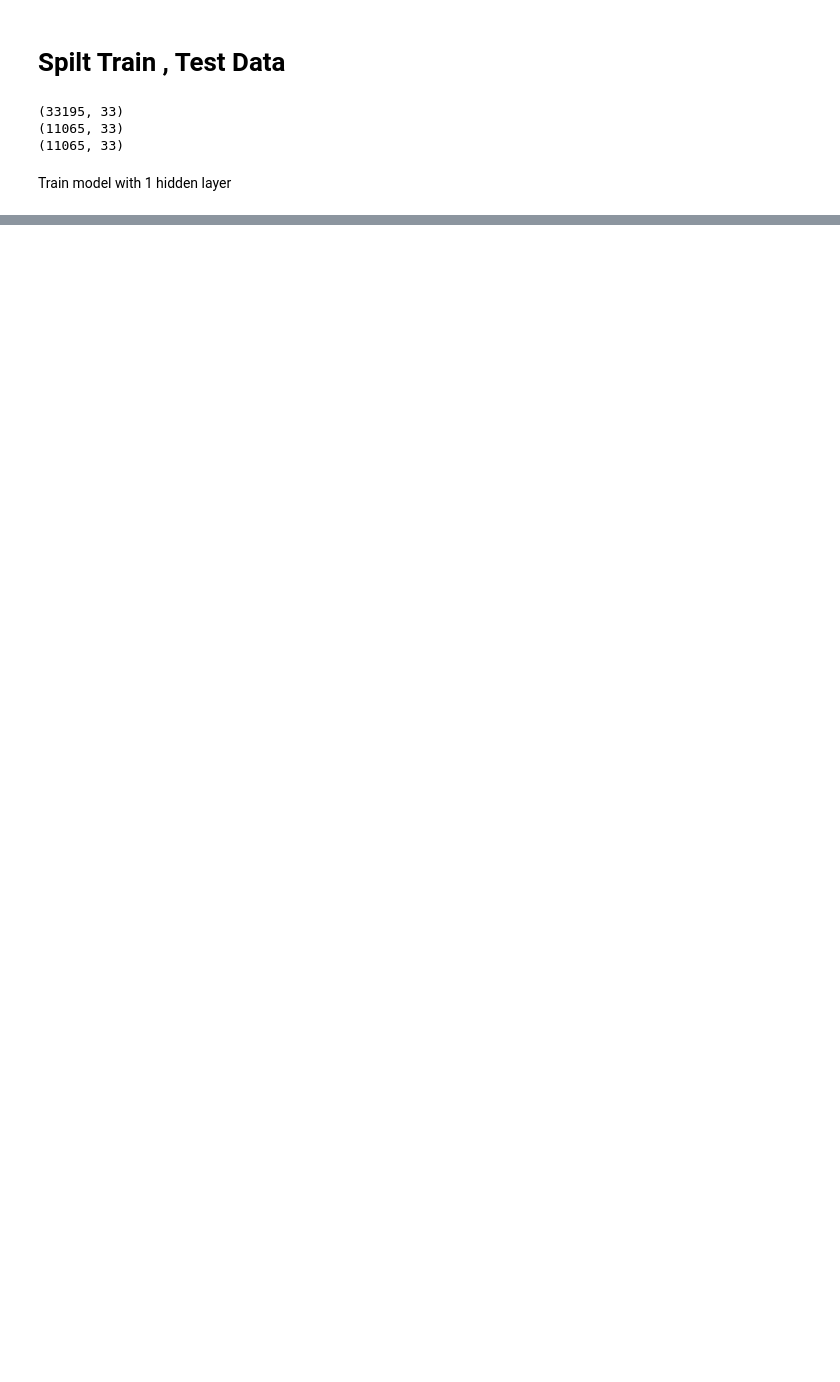
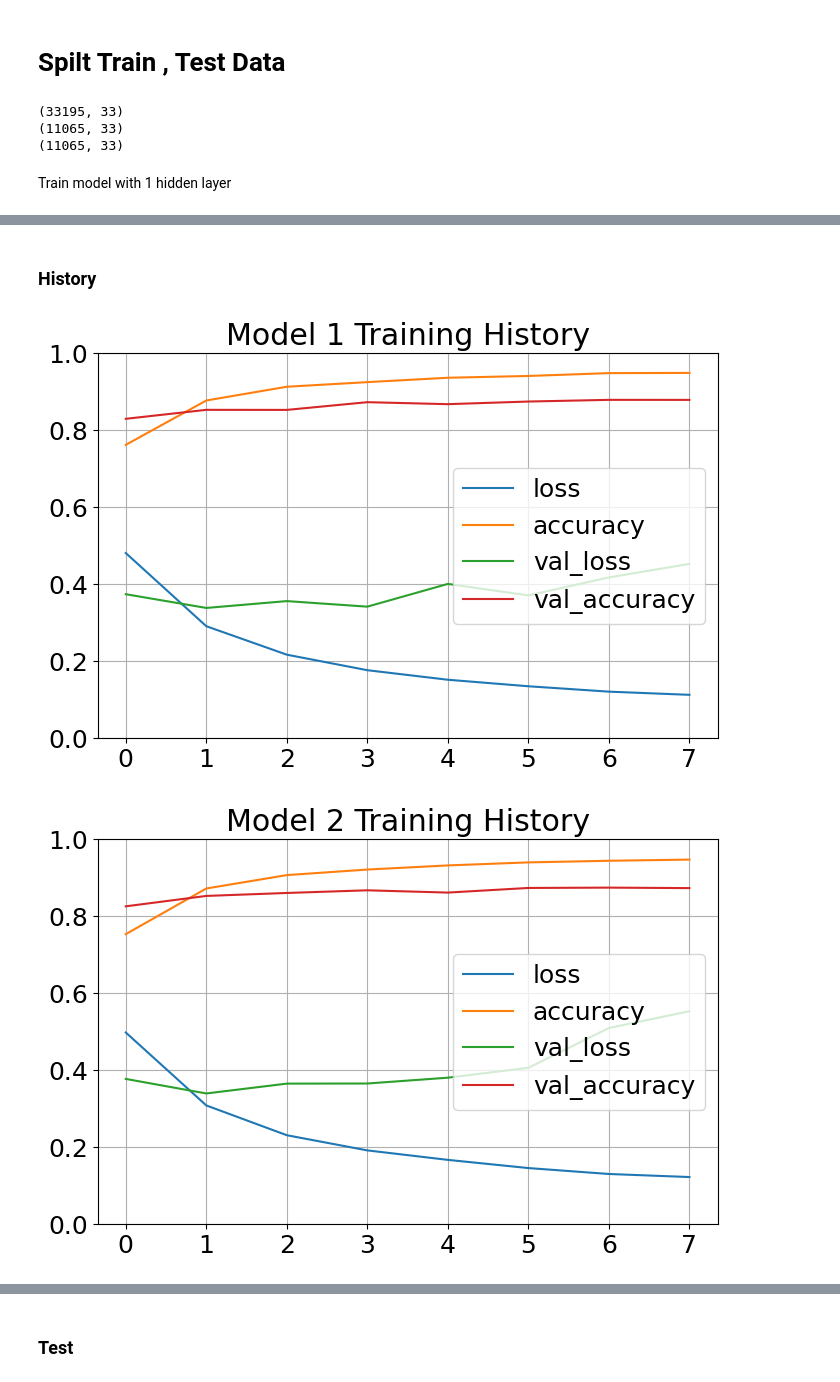
Before and after one commit to reham-shaban/Sarcasm-Detection, a Jupyter notebook: Sarcasm_detection_keras.ipynb, the cells around one changed output, grey strips where cells are left out. Saved outputs shown, nothing was run; the diff lists cells and outputs as text; code cells hidden in the pictures; blank space fills up the shorter version.

Commit message:
making the code more clean and training on keras and choose best model on keras

```diff
--- a/Sarcasm_detection_keras.ipynb
+++ b/Sarcasm_detection_keras.ipynb
@@ -233,10 +228,10 @@ roseanne revival catch thorny political mood better worse
 ### tokenizer
 # %%
 tokenize = Tokenizer(oov_token="<oov>")
-tokenize.fit_on_texts(X)
+tokenize.fit_on_texts(text)
 word_idx = tokenize.word_index
 
-data_seqence = tokenize.texts_to_sequences(X)
+data_seqence = tokenize.texts_to_sequences(text)
 pad_seq = pad_sequences(data_seqence, padding="pre", truncating="pre")
 
 print("The Padding Sequance Shape is  --> ", pad_seq.shape)
@@ -277,7 +277,7 @@ array([[   0,    0,    0, ..., 7196,   10,   66],
 # %% [markdown]
 # Spilt Train , Test Data
 # %%
-x_train, x_test_full, y_train, y_test_full = train_test_split(features,Y, train_size=0.6)
+x_train, x_test_full, y_train, y_test_full = train_test_split(features, labels, train_size=0.6)
 x_test, x_cv, y_test, y_cv = train_test_split(x_test_full, y_test_full, train_size=0.5)
 print(x_train.shape)
 print(x_cv.shape)
@@ -625,8 +290,0 @@ Epoch 30/30
-# %%
-for history in history_all_3_hidden_layer:
-    print(i)
-    pd.DataFrame(history.history).plot(figsize=(8,5))
-    plt.grid(True)
-    plt.gca().set_ylim(0,1) # set the vertical range to [0-1]
-    plt.show()
-    i += 1
@@ -696,0 +378,20 @@ for history in history_all_3_hidden_layer:
+# %%
+models = [model_1, model_2, model_3]
+early_stopping = EarlyStopping(monitor='val_loss', patience=6, restore_best_weights=True)
+history_layers = []
+
+for model in models:
+    model.compile(
+        loss=BinaryCrossentropy(),
+        optimizer=Adam(0.01),
+        metrics=["accuracy"]
+    )
+    history = model.fit(
+        x_train, y_train,
+        epochs=50,
+        batch_size=32,
+        validation_data=(x_cv, y_cv),
+        verbose=2,
+        callbacks=[early_stopping]
+    )
+    history_layers.append(history)
@@ -696,0 +416,15 @@ for history in history_all_3_hidden_layer:
+# %% [markdown]
+### History
+# %%
+i = 1
+for history in history_layers:
+    df_history = pd.DataFrame(history.history)
+    df_history.plot(figsize=(8, 5))
+    plt.grid(True)
+    plt.gca().set_ylim(0, 1)  # set the vertical range to [0-1]
+    plt.title(f'Model {i} Training History')  # Add a title to the plot
+    plt.show()
+    i += 1
+# %% [output]
+[figure, added]
+[figure, added]
@@ -696,0 +432,2 @@ for history in history_all_3_hidden_layer:
+# %% [markdown]
+### Test
```
Also changed, not shown: parts of 48 cells of this notebook, 7 other files.
